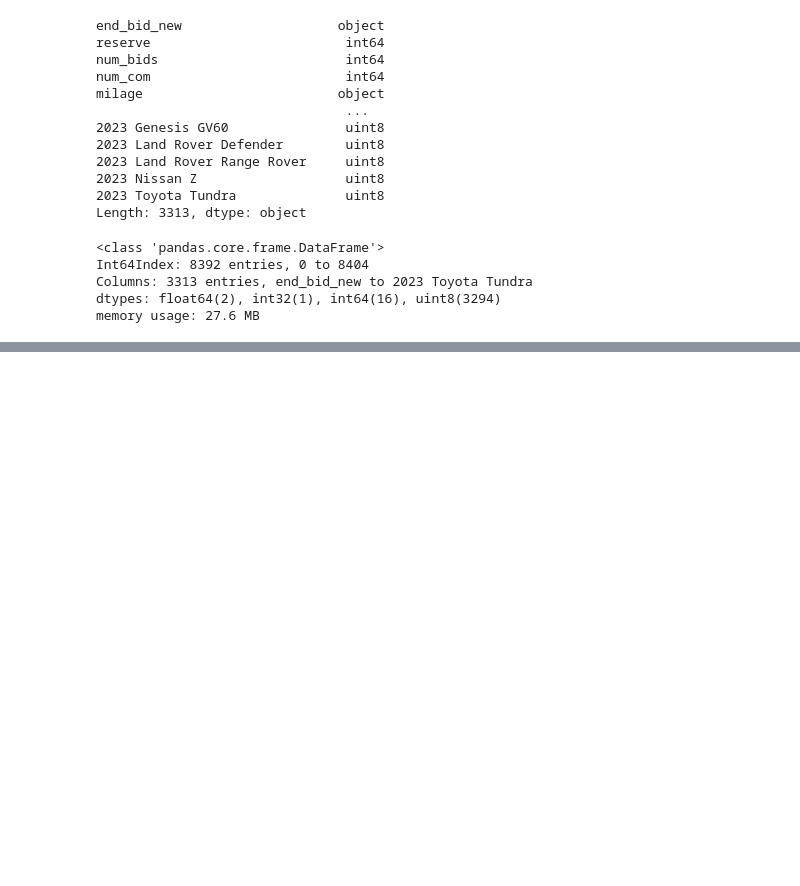
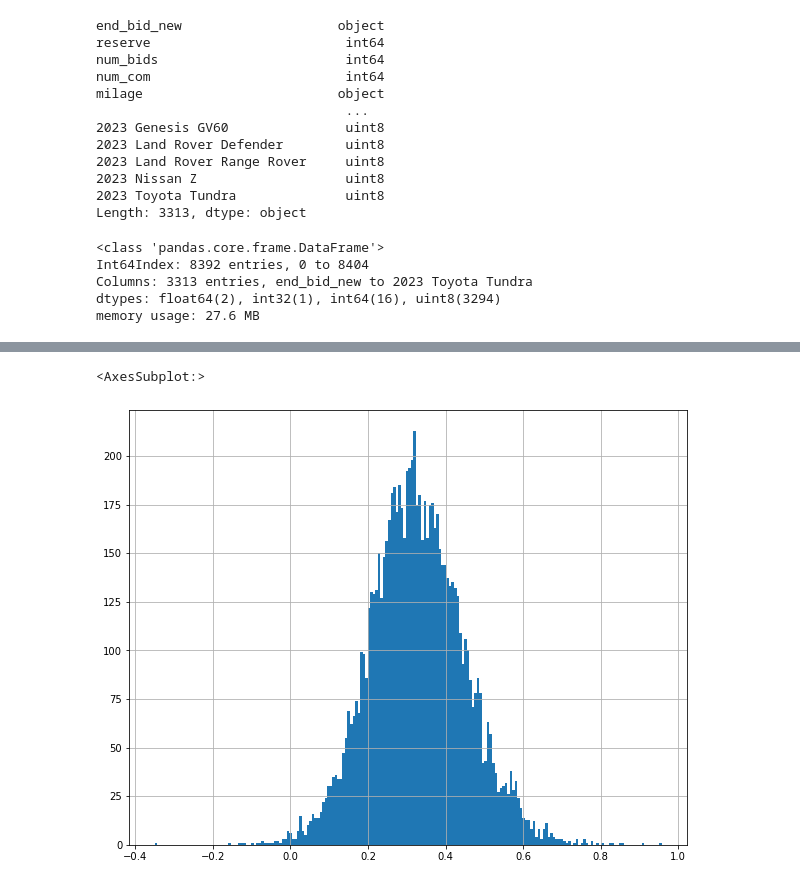
Before and after one commit to francisypeng/car_sentiment, a Jupyter notebook: analysis.ipynb, the cells around one changed output, grey strips where cells are left out. Cells and saved outputs as stored; diff of their text form; code cells hidden in the pictures; blank space fills up the shorter version.

```diff
--- a/analysis.ipynb
+++ b/analysis.ipynb
@@ -125,0 +181,6 @@ strong multicollinearity or other numerical problems.
+# %%
+plt.figure(figsize = (10, 8))
+reg_df.sentiment_score.hist(bins = 200)
+# %% [output]
+<AxesSubplot:>
+[figure, added]
```
Also changed, not shown: parts of 11 cells of this notebook, 2 other files.
